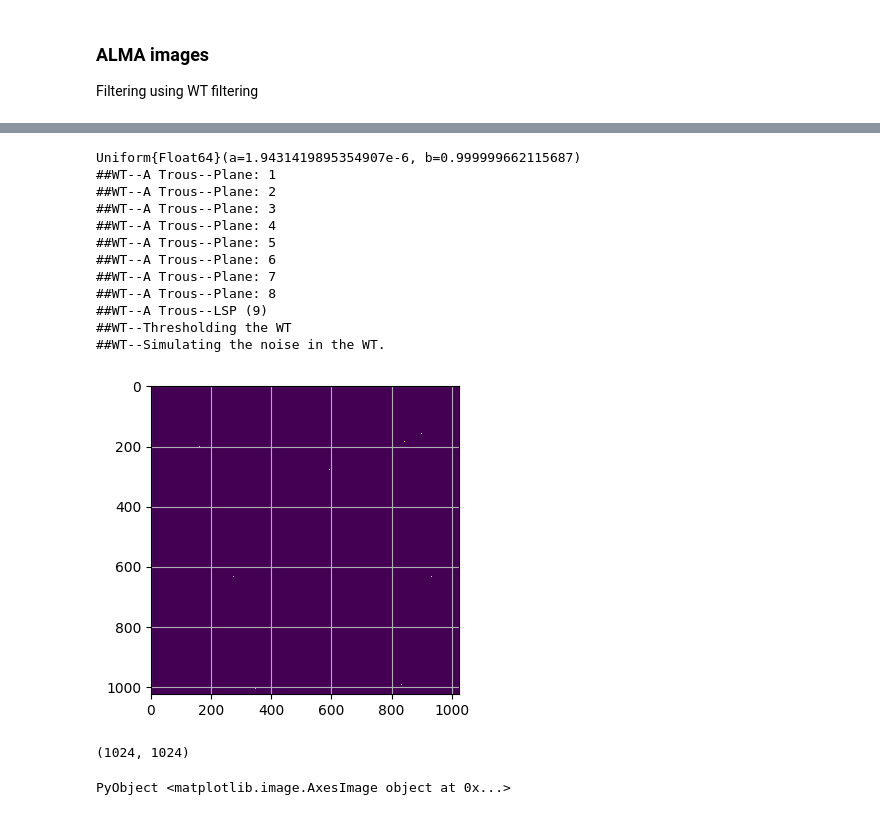
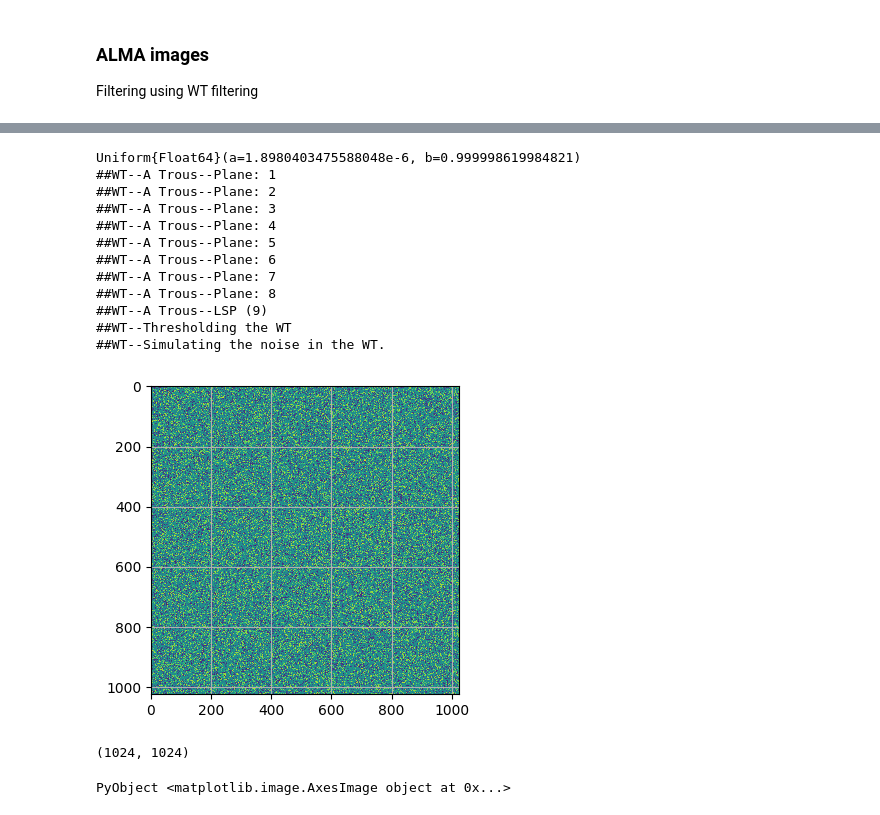
Before and after one commit to bosscha/ImagingAstro, a Jupyter notebook: notebooks/Filtering/ALMA-test.ipynb, the cells around one changed output, grey strips where cells are left out. Cells and saved outputs as stored; diff of their text form; code cells hidden in the pictures.

```diff
--- a/notebooks/Filtering/ALMA-test.ipynb
+++ b/notebooks/Filtering/ALMA-test.ipynb
@@ -22,30 +22,30 @@ cd(wdir)
 # %%
-a = rand(1024,1024)
+a = rand(1024)
 d = fit_mle(Uniform, a)
 println(d)
 ker = [1/16 , 1/4 , 3/8 , 1/4 ,  1/16]
 wt = atrous(a,8)
-wtf = thresholdingWav(wt, d , 4)
+wtf = thresholdingWav(wt, d , 1)
 
 
 fig = figure(figsize=(12,4.0))
 
 ax1 = subplot(121)
 grid("on")
 imshow(addWav(wtf,1,2))
 # %% [output]
-Uniform{Float64}(a=1.9431419895354907e-6, b=0.999999662115687)
+Uniform{Float64}(a=1.8980403475588048e-6, b=0.999998619984821)
 ##WT--A Trous--Plane: 1
 ##WT--A Trous--Plane: 2
 ##WT--A Trous--Plane: 3
 ##WT--A Trous--Plane: 4
 ##WT--A Trous--Plane: 5
 ##WT--A Trous--Plane: 6
 ##WT--A Trous--Plane: 7
 ##WT--A Trous--Plane: 8
 ##WT--A Trous--LSP (9)
 ##WT--Thresholding the WT
 ##WT--Simulating the noise in the WT.
-[figure, old version]
+[figure, new version]
 (1024, 1024)
 PyObject <matplotlib.image.AxesImage object at 0x...>
```
Also changed, not shown: parts of 1 cell of this notebook, 1 other file.
